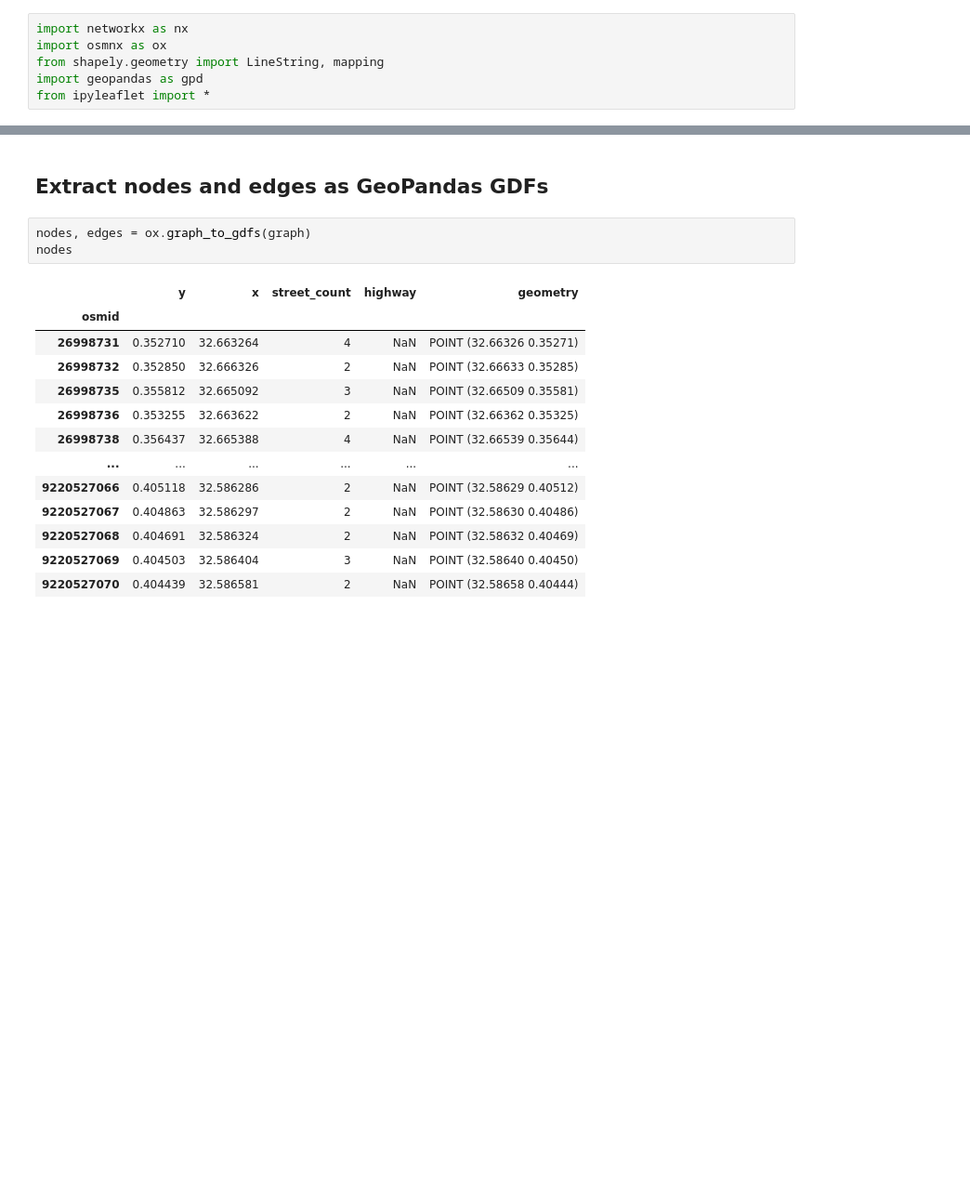
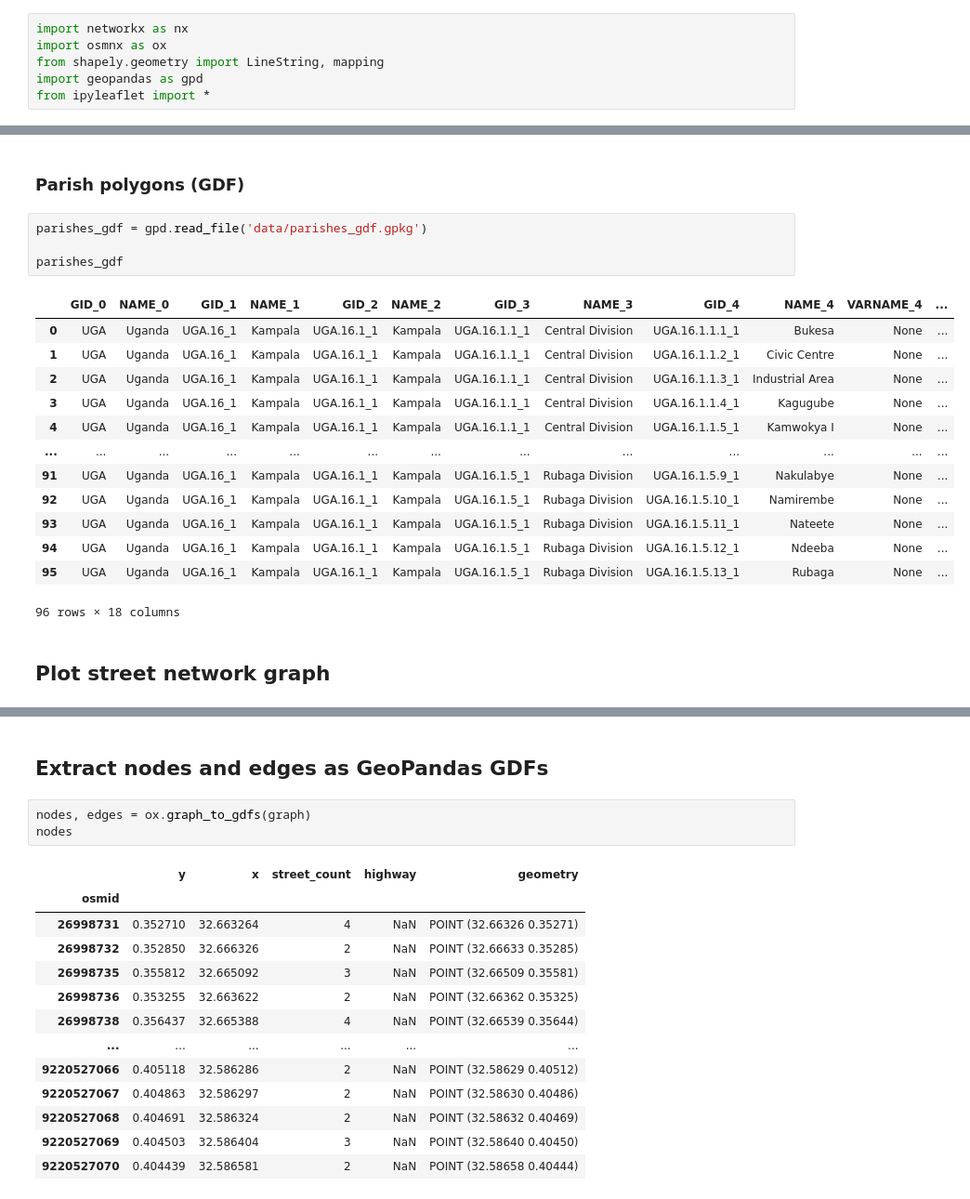
Before and after one commit to PHI-Case-Studies/2021-HELINA-COVID19-OSMNx-Workshop, a Jupyter notebook: NBXX-Appendix04-IPyLeaflet-Interactive-Routing.ipynb, the cells around one changed output, grey strips where cells are left out. Shown at 93% size. Saved outputs shown, nothing was run; the diff lists cells and outputs as text; blank space fills up the shorter version.

```diff
--- a/NBXX-Appendix04-IPyLeaflet-Interactive-Routing.ipynb
+++ b/NBXX-Appendix04-IPyLeaflet-Interactive-Routing.ipynb
@@ -35,0 +74,22 @@ fig, ax = ox.plot_graph(graph)
+# %% [markdown]
+### Parish polygons (GDF)
+# %%
+parishes_gdf = gpd.read_file('data/parishes_gdf.gpkg')
+
+parishes_gdf
+# %% [output]
+|  | GID_0 | NAME_0 | GID_1 | NAME_1 | GID_2 | NAME_2 | GID_3 | NAME_3 | GID_4 | NAME_4 | VARNAME_4 | ... |
+| 0 | UGA | Uganda | UGA.16_1 | Kampala | UGA.16.1_1 | Kampala | UGA.16.1.1_1 | Central Division | UGA.16.1.1.1_1 | Bukesa | None | ... |
+| 1 | UGA | Uganda | UGA.16_1 | Kampala | UGA.16.1_1 | Kampala | UGA.16.1.1_1 | Central Division | UGA.16.1.1.2_1 | Civic Centre | None | ... |
+| 2 | UGA | Uganda | UGA.16_1 | Kampala | UGA.16.1_1 | Kampala | UGA.16.1.1_1 | Central Division | UGA.16.1.1.3_1 | Industrial Area | None | ... |
+| 3 | UGA | Uganda | UGA.16_1 | Kampala | UGA.16.1_1 | Kampala | UGA.16.1.1_1 | Central Division | UGA.16.1.1.4_1 | Kagugube | None | ... |
+| 4 | UGA | Uganda | UGA.16_1 | Kampala | UGA.16.1_1 | Kampala | UGA.16.1.1_1 | Central Division | UGA.16.1.1.5_1 | Kamwokya I | None | ... |
+| ... | ... | ... | ... | ... | ... | ... | ... | ... | ... | ... | ... | ... |
+| 91 | UGA | Uganda | UGA.16_1 | Kampala | UGA.16.1_1 | Kampala | UGA.16.1.5_1 | Rubaga Division | UGA.16.1.5.9_1 | Nakulabye | None | ... |
+| 92 | UGA | Uganda | UGA.16_1 | Kampala | UGA.16.1_1 | Kampala | UGA.16.1.5_1 | Rubaga Division | UGA.16.1.5.10_1 | Namirembe | None | ... |
+| 93 | UGA | Uganda | UGA.16_1 | Kampala | UGA.16.1_1 | Kampala | UGA.16.1.5_1 | Rubaga Division | UGA.16.1.5.11_1 | Nateete | None | ... |
+| 94 | UGA | Uganda | UGA.16_1 | Kampala | UGA.16.1_1 | Kampala | UGA.16.1.5_1 | Rubaga Division | UGA.16.1.5.12_1 | Ndeeba | None | ... |
+| 95 | UGA | Uganda | UGA.16_1 | Kampala | UGA.16.1_1 | Kampala | UGA.16.1.5_1 | Rubaga Division | UGA.16.1.5.13_1 | Rubaga | None | ... |
+96 rows × 18 columns
+# %% [markdown]
+## Plot street network graph
```
Also changed, not shown: parts of 23 cells of this notebook.
